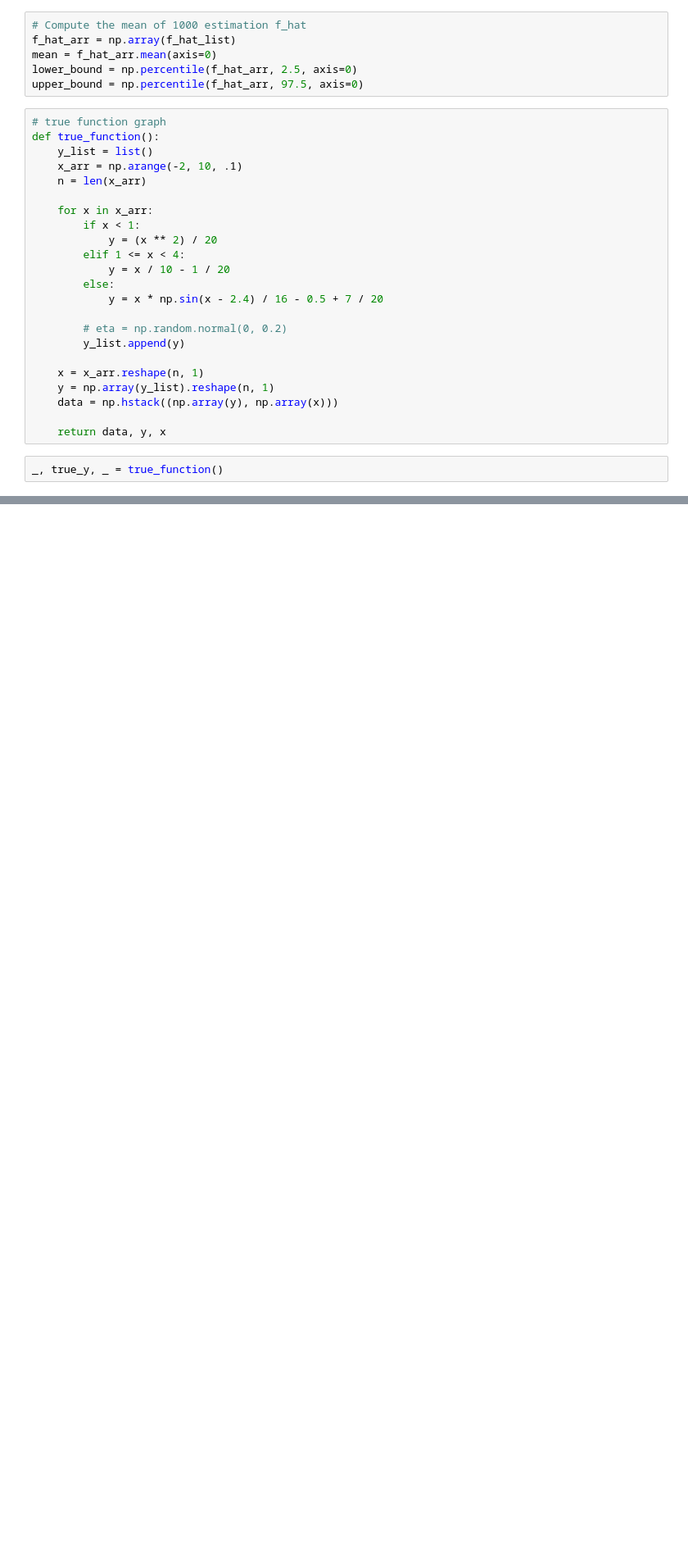
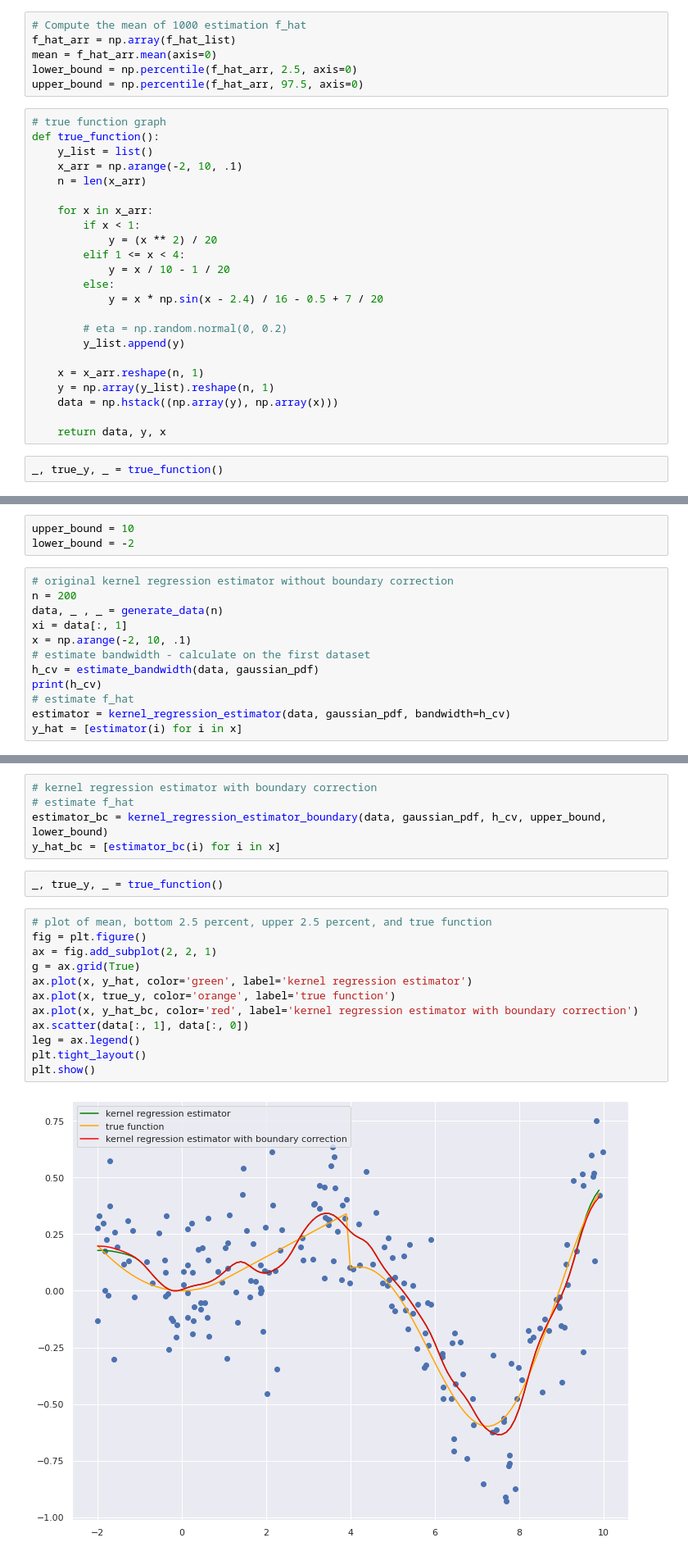
Before and after one commit to hchang18/nonparametric-methods, a Jupyter notebook: kernel_regression_estimator_simulation.ipynb, the cells around one changed output, grey strips where cells are left out. Shown at 82% size. Cells and saved outputs as stored; diff of their text form; blank space fills up the shorter version.

```diff
--- a/kernel_regression_estimator_simulation.ipynb
+++ b/kernel_regression_estimator_simulation.ipynb
@@ -208,0 +287,15 @@ plt.show()
+# %%
+upper_bound = 10
+lower_bound = -2
+# %%
+# original kernel regression estimator without boundary correction
+n = 200
+data, _ , _ = generate_data(n)
+xi = data[:, 1]
+x = np.arange(-2, 10, .1)
+# estimate bandwidth - calculate on the first dataset
+h_cv = estimate_bandwidth(data, gaussian_pdf)
+print(h_cv)
+# estimate f_hat
+estimator = kernel_regression_estimator(data, gaussian_pdf, bandwidth=h_cv)
+y_hat = [estimator(i) for i in x]
@@ -208,0 +340,21 @@ plt.show()
+# %%
+# kernel regression estimator with boundary correction
+# estimate f_hat
+estimator_bc = kernel_regression_estimator_boundary(data, gaussian_pdf, h_cv, upper_bound, lower_bound)
+y_hat_bc = [estimator_bc(i) for i in x]
+# %%
+_, true_y, _ = true_function()
+# %%
+# plot of mean, bottom 2.5 percent, upper 2.5 percent, and true function
+fig = plt.figure()
+ax = fig.add_subplot(2, 2, 1)
+g = ax.grid(True)
+ax.plot(x, y_hat, color='green', label='kernel regression estimator')
+ax.plot(x, true_y, color='orange', label='true function')
+ax.plot(x, y_hat_bc, color='red', label='kernel regression estimator with boundary correction')
+ax.scatter(data[:, 1], data[:, 0])
+leg = ax.legend()
+plt.tight_layout()
+plt.show()
+# %% [output]
+[figure, added]
```
Also changed, not shown: parts of 12 cells of this notebook.
